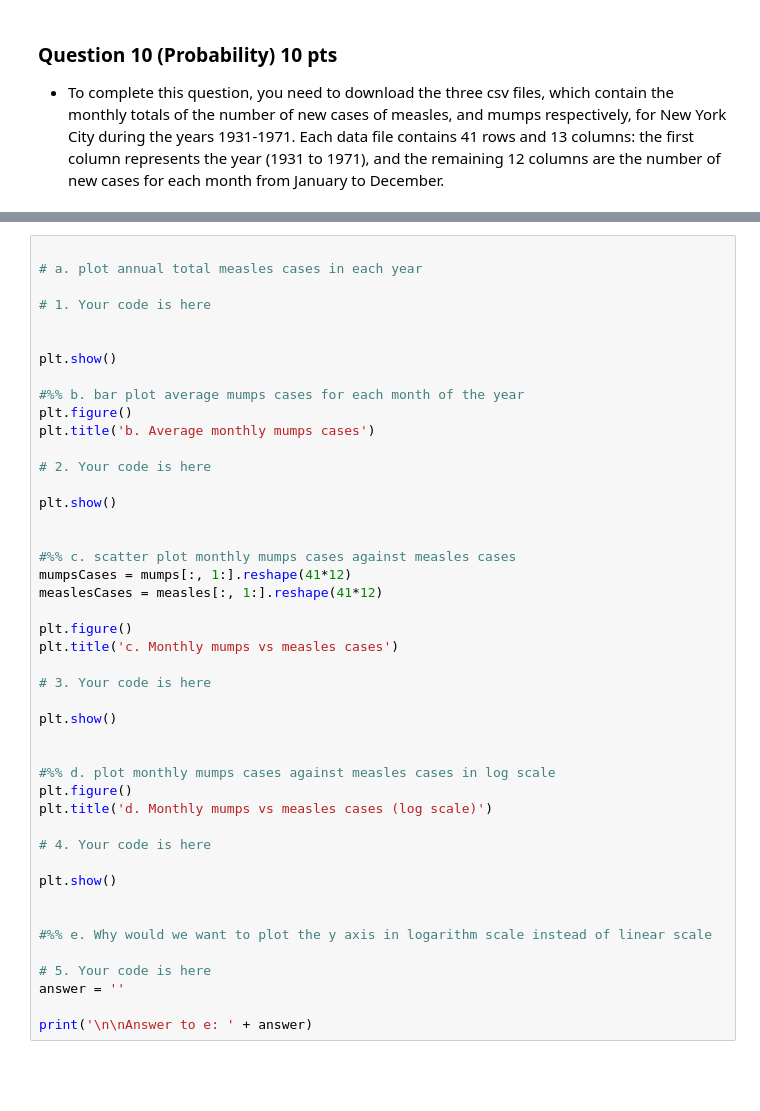
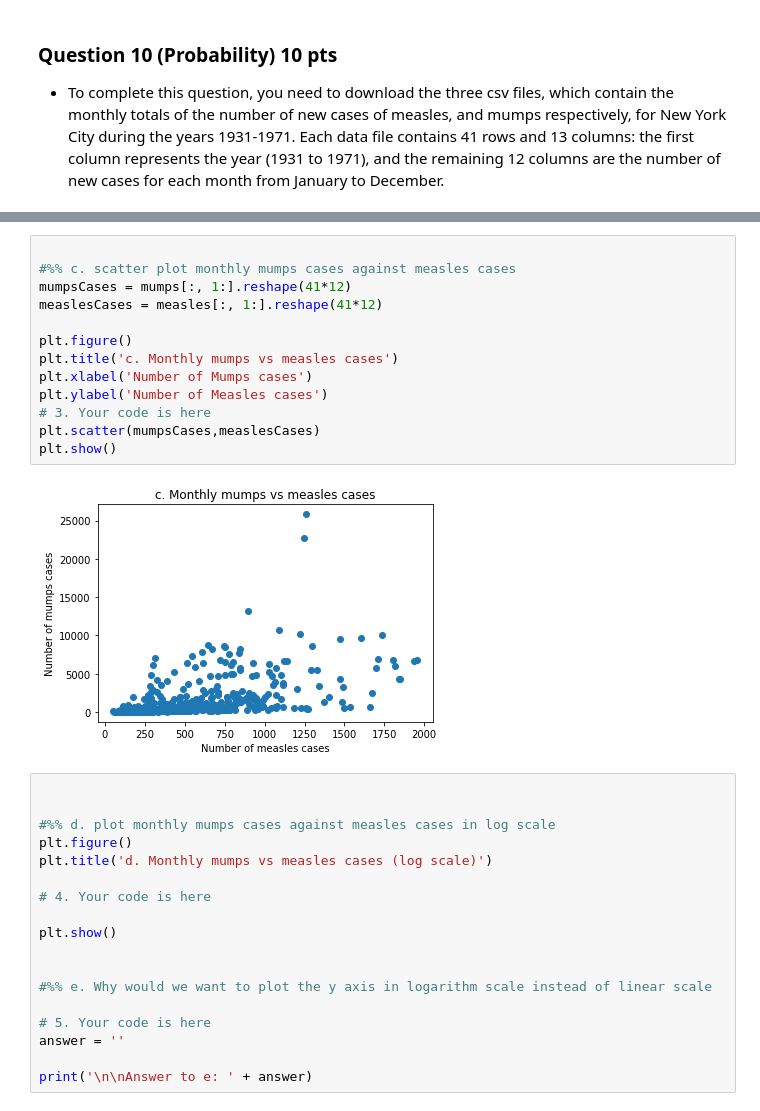
Before and after one commit to retrouvm/Code-Practice, a Jupyter notebook: Data_Science/assignments/HW3/HW3_skeleton.ipynb, the cells around one changed output, grey strips where cells are left out. Cells and saved outputs as stored; diff of their text form; blank space fills up the shorter version.

```diff
--- a/Data_Science/assignments/HW3/HW3_skeleton.ipynb
+++ b/Data_Science/assignments/HW3/HW3_skeleton.ipynb
@@ -179,31 +195,19 @@ plt.show()
+# %%
+
+#%% c. scatter plot monthly mumps cases against measles cases
+mumpsCases = mumps[:, 1:].reshape(41*12)
+measlesCases = measles[:, 1:].reshape(41*12)
+
+plt.figure()
+plt.title('c. Monthly mumps vs measles cases')
+plt.xlabel('Number of Mumps cases')
+plt.ylabel('Number of Measles cases')
+# 3. Your code is here
+plt.scatter(mumpsCases,measlesCases)
+plt.show()
+# %% [output]
+[figure, added]
 # %%
-
-# a. plot annual total measles cases in each year
-
-# 1. Your code is here
-
-
-plt.show()
-
-#%% b. bar plot average mumps cases for each month of the year
-plt.figure()
-plt.title('b. Average monthly mumps cases')
-
-# 2. Your code is here
-
-plt.show()
-
-
-#%% c. scatter plot monthly mumps cases against measles cases
-mumpsCases = mumps[:, 1:].reshape(41*12)
-measlesCases = measles[:, 1:].reshape(41*12)
-
-plt.figure()
-plt.title('c. Monthly mumps vs measles cases')
-
-# 3. Your code is here
-
-plt.show()
 
 
 #%% d. plot monthly mumps cases against measles cases in log scale
```
Also changed, not shown: parts of 2 cells of this notebook.
